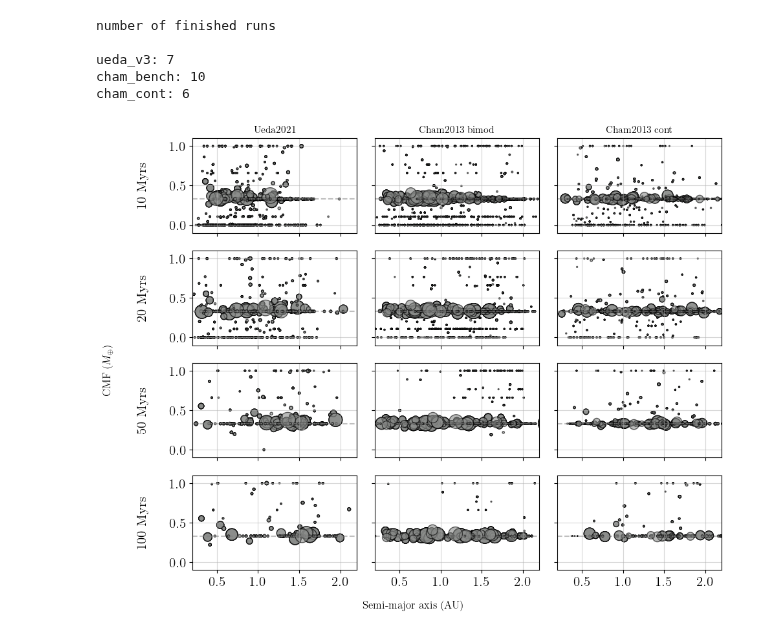
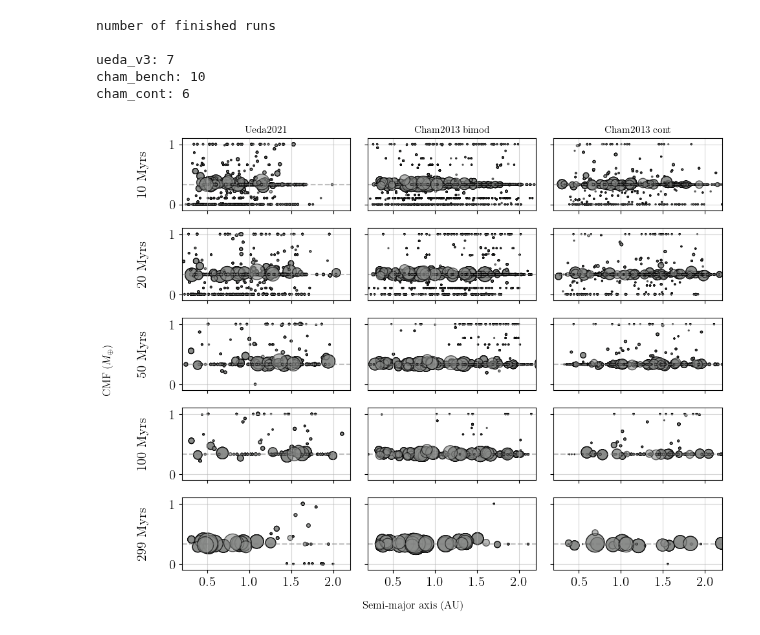
Before and after one commit to haniyehtajer/planet_cookbook, a Jupyter notebook: examples/growing_snapshots/growing_planets_uniform.ipynb, the cells around one changed output. Drawn from its saved outputs; the diff is of its cells as text; code cells hidden in the pictures.

Commit message:
paper plots

```diff
--- a/examples/growing_snapshots/growing_planets_uniform.ipynb
+++ b/examples/growing_snapshots/growing_planets_uniform.ipynb
@@ -132,7 +138,7 @@ for cut in cut_times:
 ueda_v3_pdframe = pd.concat(ueda_v3_dataframes)
 # %%
 #FOR CHAM_BENCH
-cut_times = [5e6, 10e6, 20e6, 50e6, 100e6]
+cut_times = [5e6, 10e6, 20e6, 50e6, 100e6, 299.9e6]
 cham_bench_dataframes = []
 
 for cut in cut_times:
@@ -142,10 +148,16 @@ for cut in cut_times:
 
     cham_bench_pldf_list = []
     for j, i in enumerate(keep_cham_bench):
-        df = rr.read_dbct_output(
+        if cut == 299.9e6:
+            df = rr.read_dbct_output(
+                f"/Users/honeyeah/Codes/data/cham_bench/cham_bench_{i+1}/uniform_33.txt",
+                0.3, "none", "none"
+            )
+        else:
+            df = rr.read_dbct_output(
             f"/Users/honeyeah/Codes/data/cham_bench/cham_bench_{i+1}/uniform_33_{int(cut/1e6)}Myrs.txt",
             0.3, "none", "none"
-        )
+            )
 
         df_len = len(df)
         param_len = len(cham_bench_ppdf_list[j])
@@ -169,7 +181,7 @@ for cut in cut_times:
 cham_bench_pdframe = pd.concat(cham_bench_dataframes)
 # %%
 #FOR CHAM_CONT
-cut_times = [5e6, 10e6, 20e6, 50e6, 100e6]
+cut_times = [5e6, 10e6, 20e6, 50e6, 100e6, 299.9e6]
 cham_cont_dataframes = []
 
 for cut in cut_times:
@@ -179,10 +191,16 @@ for cut in cut_times:
 
     cham_cont_pldf_list = []
     for j, i in enumerate(keep_cham_cont):
-        df = rr.read_dbct_output(
-            f"/Users/honeyeah/Codes/data/cham_cont/cham_cont_{i+1}/uniform_33_{int(cut/1e6)}Myrs.txt",
-            0.3, "none", "none"
-        )
+        if cut == 299.9e6:
+            df = rr.read_dbct_output(
+                f"/Users/honeyeah/Codes/data/cham_cont/cham_cont_{i+1}/uniform_33.txt",
+                0.3, "none", "none"
+            )
+        else:
+            df = rr.read_dbct_output(
+                f"/Users/honeyeah/Codes/data/cham_cont/cham_cont_{i+1}/uniform_33_{int(cut/1e6)}Myrs.txt",
+                0.3, "none", "none"
+            )
 
         df_len = len(df)
         param_len = len(cham_cont_ppdf_list[j])
@@ -205,11 +223,11 @@ for cut in cut_times:
 
 cham_cont_pdframe = pd.concat(cham_cont_dataframes)
 # %%
-fig, axes = plt.subplots(4, 3, figsize=(10, 8), sharey=True, sharex=True)
+fig, axes = plt.subplots(5, 3, figsize=(10, 8), sharey=True, sharex=True)
 
 datasets = []
 
-times_to_plot = [10e6, 20e6, 50e6, 100e6]
+times_to_plot = [10e6, 20e6, 50e6, 100e6, 299.9e6]
 
 for t in times_to_plot:
     label_time = int(t / 1e6)  # for display purposes
@@ -235,32 +253,32 @@ for i, (label, df, color) in enumerate(datasets):
                s=df['mass'] * sol_to_earth * dot_scale)
 
     ax.set_xlim(0.2, 2.2)
     ax.set_ylim(-0.1, 1.1)
 
     row = i // 3
     col = i % 3
 
     # Add column titles only in the first row
     if row == 0:
         ax.set_title(col_labels[col], fontsize=11)
 
     # Add row labels only in the first column
     if col == 0:
         ax.annotate(row_labels[row], xy=(0, 0.5), xytext=(-ax.yaxis.labelpad - 15, 0),
                     xycoords=ax.yaxis.label, textcoords='offset points',
                     size='medium', ha='right', va='center', rotation=90)
 
 
 
 # Shared axis labels
 fig.text(0.5, 0.04, 'Semi-major axis (AU)', ha='center', fontsize=12)
 fig.text(0.02, 0.5, r'CMF ($M_\oplus$)', va='center', rotation='vertical', fontsize=12)
 
 #fig.suptitle('Uniform CMF distributions (0.33)')
 plt.tight_layout(rect=[0.05, 0.05, 1, 1])
 
-plt.savefig("paper_plots/snapshots.pdf", dpi=300)  # or .png
+#plt.savefig("paper_plots/snapshots.pdf", dpi=300)  # or .png
 
 plt.show()
 # %% [output]
-[figure, old version]
+[figure, new version]
```
Also changed, not shown: parts of 2 cells of this notebook, 48 other files.
